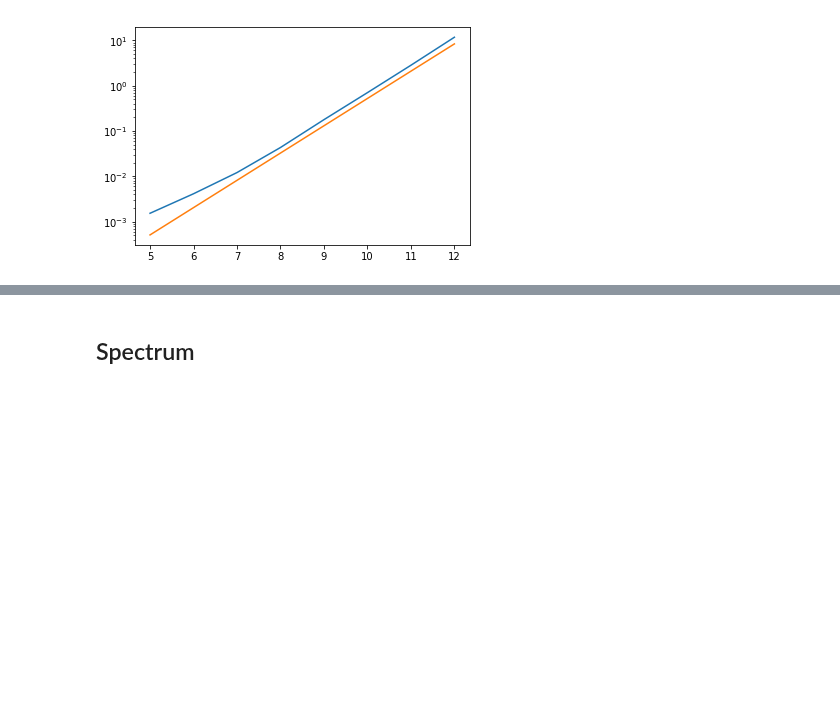
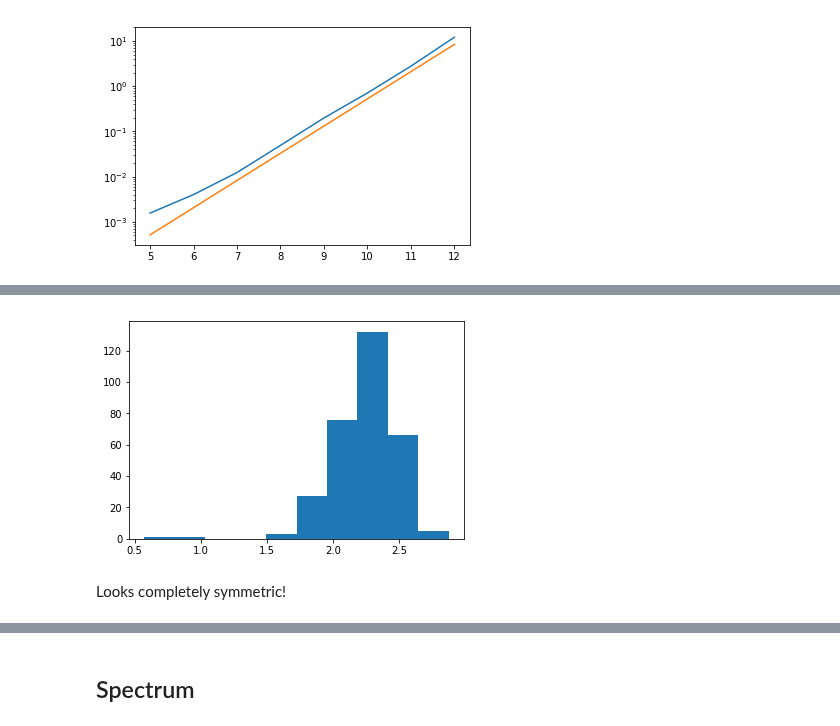
Before and after one commit to AustenLamacraft/ruc, a Jupyter notebook: notebooks/RUC-channel.ipynb, the cells around one changed output, grey strips where cells are left out. Cells and saved outputs as stored; diff of their text form; code cells hidden in the pictures; blank space fills up the shorter version.

```diff
--- a/notebooks/RUC-channel.ipynb
+++ b/notebooks/RUC-channel.ipynb
@@ -88,0 +87,6 @@ plt.ylabel("Second Renyi Entropy");
+# %%
+plt.hist(-np.log(purity_trace), bins=10);
+# %% [output]
+[figure, added]
+# %% [markdown]
+Looks completely symmetric!
```
Also changed, not shown: parts of 14 cells of this notebook, 2 other files.
